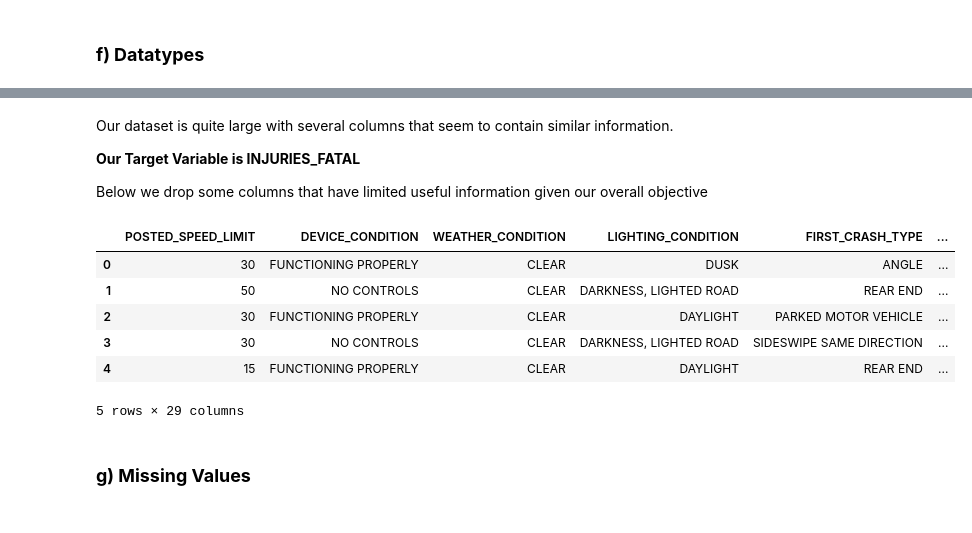
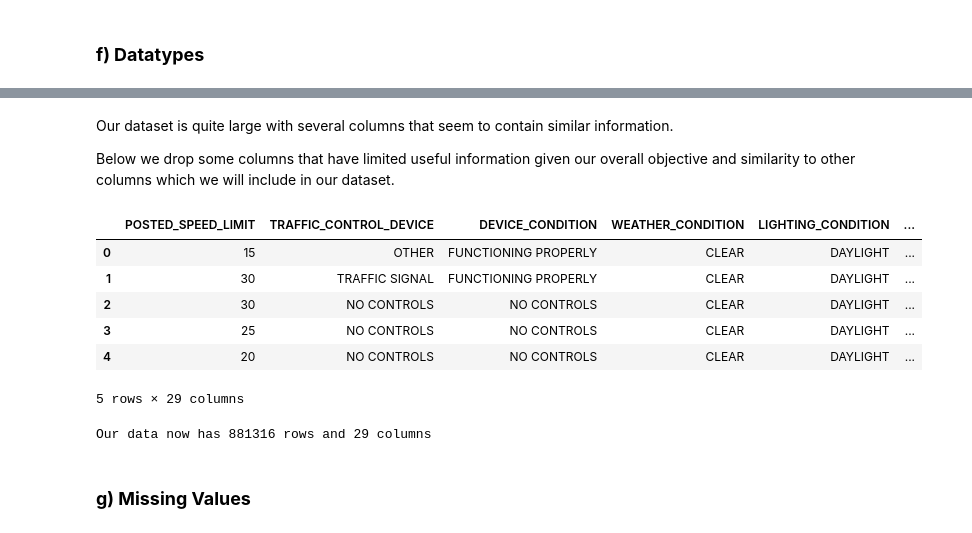
Before and after one commit to MMJGGR/Phase_4_Project, a Jupyter notebook: index.ipynb, the cells around one changed output, grey strips where cells are left out. Drawn from its saved outputs; the diff is of its cells as text; code cells hidden in the pictures.

```diff
--- a/index.ipynb
+++ b/index.ipynb
@@ -20,3 +50,13 @@ import seaborn as sns
 %matplotlib inline
 # %% [markdown]
 #### **b) Loading the dataset**
+# %%
+from google.colab import drive
+
+
+# Mount your Google Drive
+drive.mount('/content/drive')
+
+# Now you can read the CSV file
+data = pd.read_csv('/content/drive/My Drive/Traffic_Crashes_-_Crashes_20241010.csv')  # Updated path
+data.head()
@@ -23,3 +72,3 @@ import seaborn as sns
 # %%
-data = pd.read_csv('.\\Traffic_Crashes_-_Crashes_20241007.csv')
-data.head()
+#data = pd.read_csv('..\Traffic_Crashes_-_Crashes_20241010.csv')
+#data.head()
@@ -105,0 +226,5 @@ The columns include:
+# %%
+data['PRIM_CONTRIBUTORY_CAUSE_GROUPED'] = data['PRIM_CONTRIBUTORY_CAUSE'].apply(categorize_cause)
+data = data.drop(columns=['PRIM_CONTRIBUTORY_CAUSE'])
+
+print(f'Our target variable now has {data["PRIM_CONTRIBUTORY_CAUSE_GROUPED"].nunique()} unique values')
@@ -138,24 +274,28 @@ memory usage: 322.4+ MB
 # %% [markdown]
 Our dataset is quite large with several columns that seem to contain similar information.
 
-**Our Target Variable is INJURIES_FATAL**
 
-Below we drop some columns that have limited useful information given our overall objective
+
+Below we drop some columns that have limited useful information given our overall objective and similarity to other columns which we will include in our dataset.
 # %%
-columns_to_drop = ['CRASH_RECORD_ID','CRASH_DATE_EST_I', 'CRASH_DATE','REPORT_TYPE', 'TRAFFIC_CONTROL_DEVICE',
-    'PHOTOS_TAKEN_I','STATEMENTS_TAKEN_I','DOORING_I','STREET_NO','STREET_DIRECTION','STREET_NAME','DATE_POLICE_NOTIFIED',
-    'BEAT_OF_OCCURRENCE','LANE_CNT','LATITUDE', 'LONGITUDE','INJURIES_REPORTED_NOT_EVIDENT','INJURIES_NO_INDICATION','INJURIES_UNKNOWN']
+columns_to_drop = ['CRASH_RECORD_ID','CRASH_DATE_EST_I', 'CRASH_DATE','REPORT_TYPE', 'PHOTOS_TAKEN_I','STATEMENTS_TAKEN_I',
+'DOORING_I','STREET_NO','STREET_DIRECTION','DATE_POLICE_NOTIFIED','BEAT_OF_OCCURRENCE','LANE_CNT','LATITUDE',
+'LONGITUDE','INJURIES_REPORTED_NOT_EVIDENT','INJURIES_NO_INDICATION','INJURIES_UNKNOWN','SEC_CONTRIBUTORY_CAUSE', 'LOCATION']
 
 relevant_data = data.drop(columns = columns_to_drop, axis=1)
 relevant_data.head()
 # %% [output]
-|  | POSTED_SPEED_LIMIT | DEVICE_CONDITION | WEATHER_CONDITION | LIGHTING_CONDITION | FIRST_CRASH_TYPE | ... |
-| 0 | 30 | FUNCTIONING PROPERLY | CLEAR | DUSK | ANGLE | ... |
-| 1 | 50 | NO CONTROLS | CLEAR | DARKNESS, LIGHTED ROAD | REAR END | ... |
-| 2 | 30 | FUNCTIONING PROPERLY | CLEAR | DAYLIGHT | PARKED MOTOR VEHICLE | ... |
-| 3 | 30 | NO CONTROLS | CLEAR | DARKNESS, LIGHTED ROAD | SIDESWIPE SAME DIRECTION | ... |
-| 4 | 15 | FUNCTIONING PROPERLY | CLEAR | DAYLIGHT | REAR END | ... |
+|  | POSTED_SPEED_LIMIT | TRAFFIC_CONTROL_DEVICE | DEVICE_CONDITION | WEATHER_CONDITION | LIGHTING_CONDITION | ... |
+| 0 | 15 | OTHER | FUNCTIONING PROPERLY | CLEAR | DAYLIGHT | ... |
+| 1 | 30 | TRAFFIC SIGNAL | FUNCTIONING PROPERLY | CLEAR | DAYLIGHT | ... |
+| 2 | 30 | NO CONTROLS | NO CONTROLS | CLEAR | DAYLIGHT | ... |
+| 3 | 25 | NO CONTROLS | NO CONTROLS | CLEAR | DAYLIGHT | ... |
+| 4 | 20 | NO CONTROLS | NO CONTROLS | CLEAR | DAYLIGHT | ... |
 5 rows × 29 columns
+# %%
+print('Our data now has {} rows and {} columns'.format(relevant_data.shape[0], relevant_data.shape[1]))
+# %% [output]
+Our data now has 881316 rows and 29 columns
 # %% [markdown]
 ### **g) Missing Values**
 # %% [markdown]
```
Also changed, not shown: parts of 105 cells of this notebook, 1 other file.
